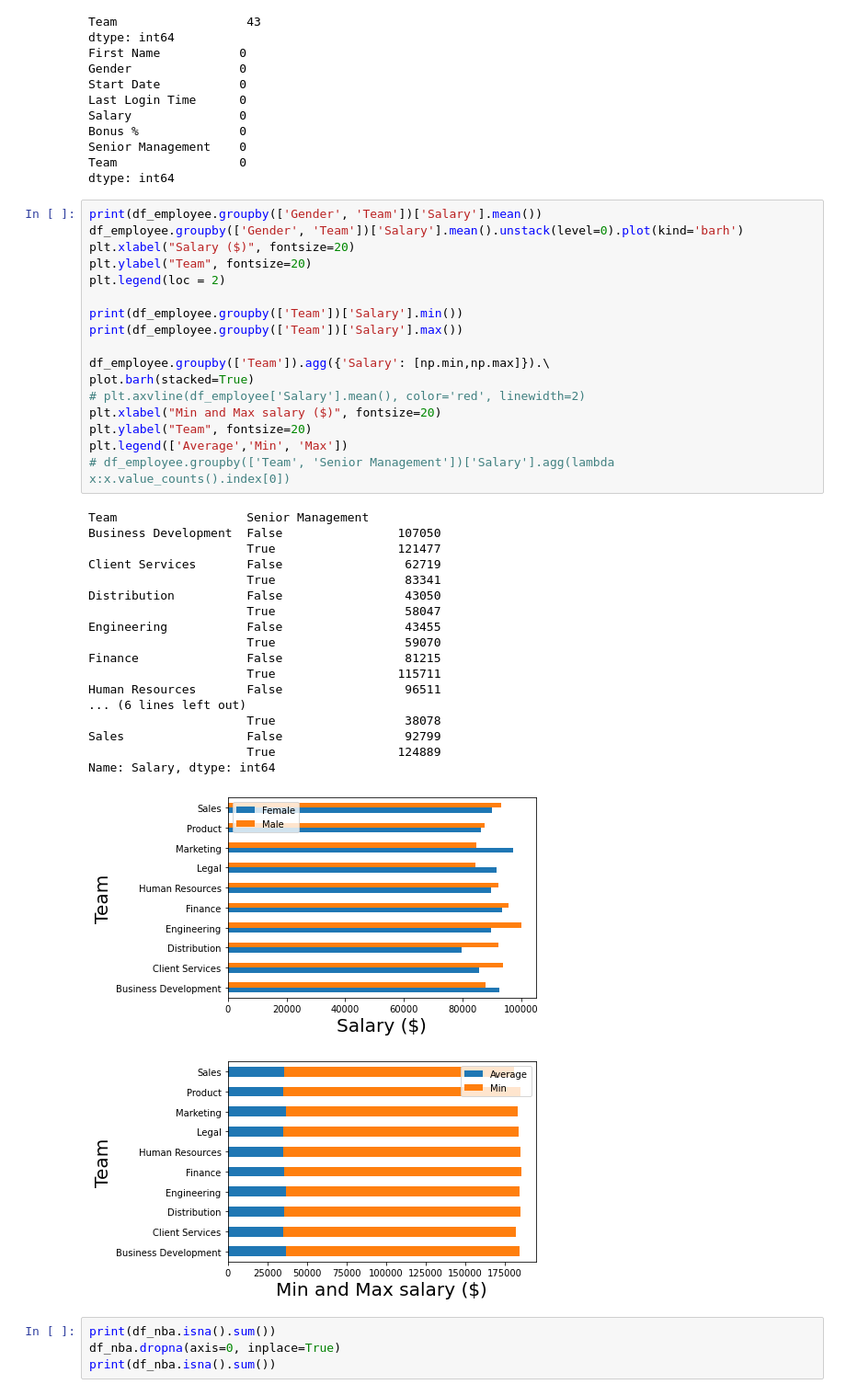
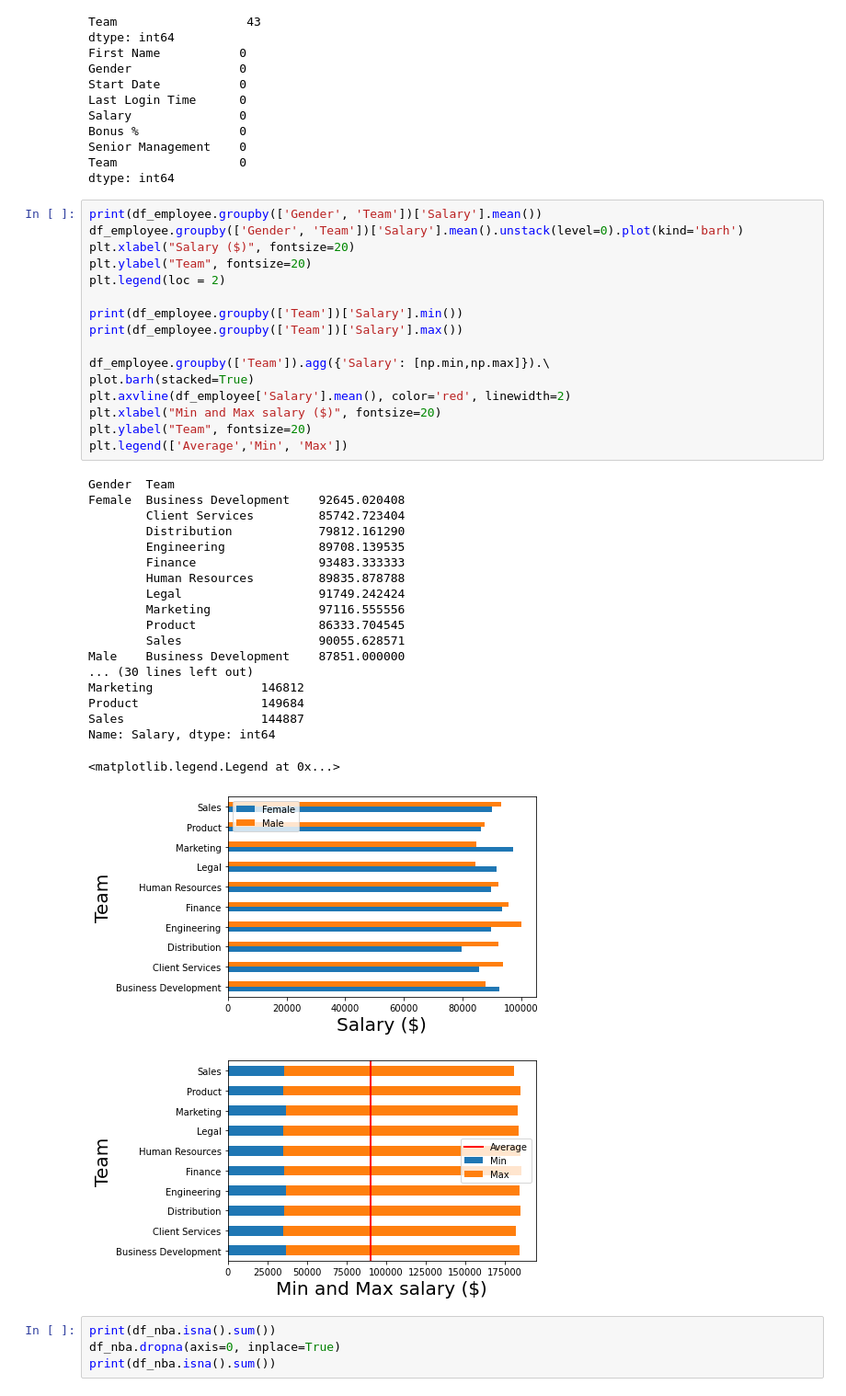
Before and after one commit to yonehai/ML-labs, a Jupyter notebook: lab3_ML.ipynb, the cells around one changed output. Shown at 92% size. Cells and saved outputs as stored; diff of their text form.

```diff
--- a/lab3_ML.ipynb
+++ b/lab3_ML.ipynb
@@ -76,40 +76,40 @@ dtype: int64
 # %%
 print(df_employee.groupby(['Gender', 'Team'])['Salary'].mean())
 df_employee.groupby(['Gender', 'Team'])['Salary'].mean().unstack(level=0).plot(kind='barh')
 plt.xlabel("Salary ($)", fontsize=20)
 plt.ylabel("Team", fontsize=20)
 plt.legend(loc = 2)
 
 print(df_employee.groupby(['Team'])['Salary'].min())
 print(df_employee.groupby(['Team'])['Salary'].max())
 
 df_employee.groupby(['Team']).agg({'Salary': [np.min,np.max]}).\
 plot.barh(stacked=True)
-# plt.axvline(df_employee['Salary'].mean(), color='red', linewidth=2)
+plt.axvline(df_employee['Salary'].mean(), color='red', linewidth=2)
 plt.xlabel("Min and Max salary ($)", fontsize=20)
 plt.ylabel("Team", fontsize=20)
 plt.legend(['Average','Min', 'Max'])
-# df_employee.groupby(['Team', 'Senior Management'])['Salary'].agg(lambda x:x.value_counts().index[0])
 # %% [output]
-Team                  Senior Management
-Business Development  False                107050
-                      True                 121477
-Client Services       False                 62719
-                      True                  83341
-Distribution          False                 43050
-                      True                  58047
-Engineering           False                 43455
-                      True                  59070
-Finance               False                 81215
-                      True                 115711
-Human Resources       False                 96511
-... (6 lines left out)
-                      True                  38078
-Sales                 False                 92799
-                      True                 124889
+Gender  Team
+Female  Business Development    92645.020408
+        Client Services         85742.723404
+        Distribution            79812.161290
+        Engineering             89708.139535
+        Finance                 93483.333333
+        Human Resources         89835.878788
+        Legal                   91749.242424
+        Marketing               97116.555556
+        Product                 86333.704545
+        Sales                   90055.628571
+Male    Business Development    87851.000000
+... (30 lines left out)
+Marketing               146812
+Product                 149684
+Sales                   144887
 Name: Salary, dtype: int64
+<matplotlib.legend.Legend at 0x...>
 [figure]
-[figure, old version]
+[figure, new version]
 # %%
 print(df_nba.isna().sum())
 df_nba.dropna(axis=0, inplace=True)
```
Also changed, not shown: parts of 2 cells of this notebook.
